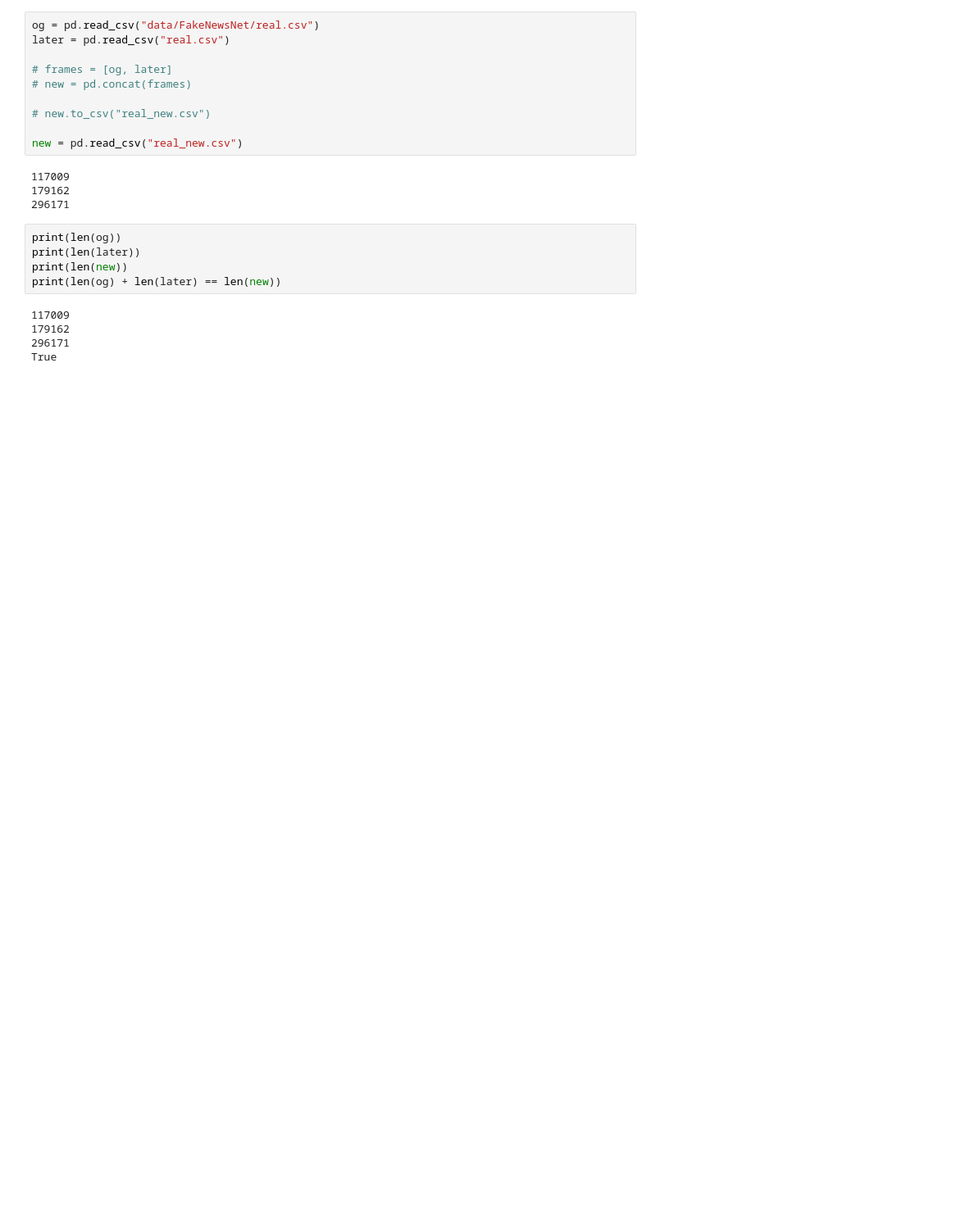
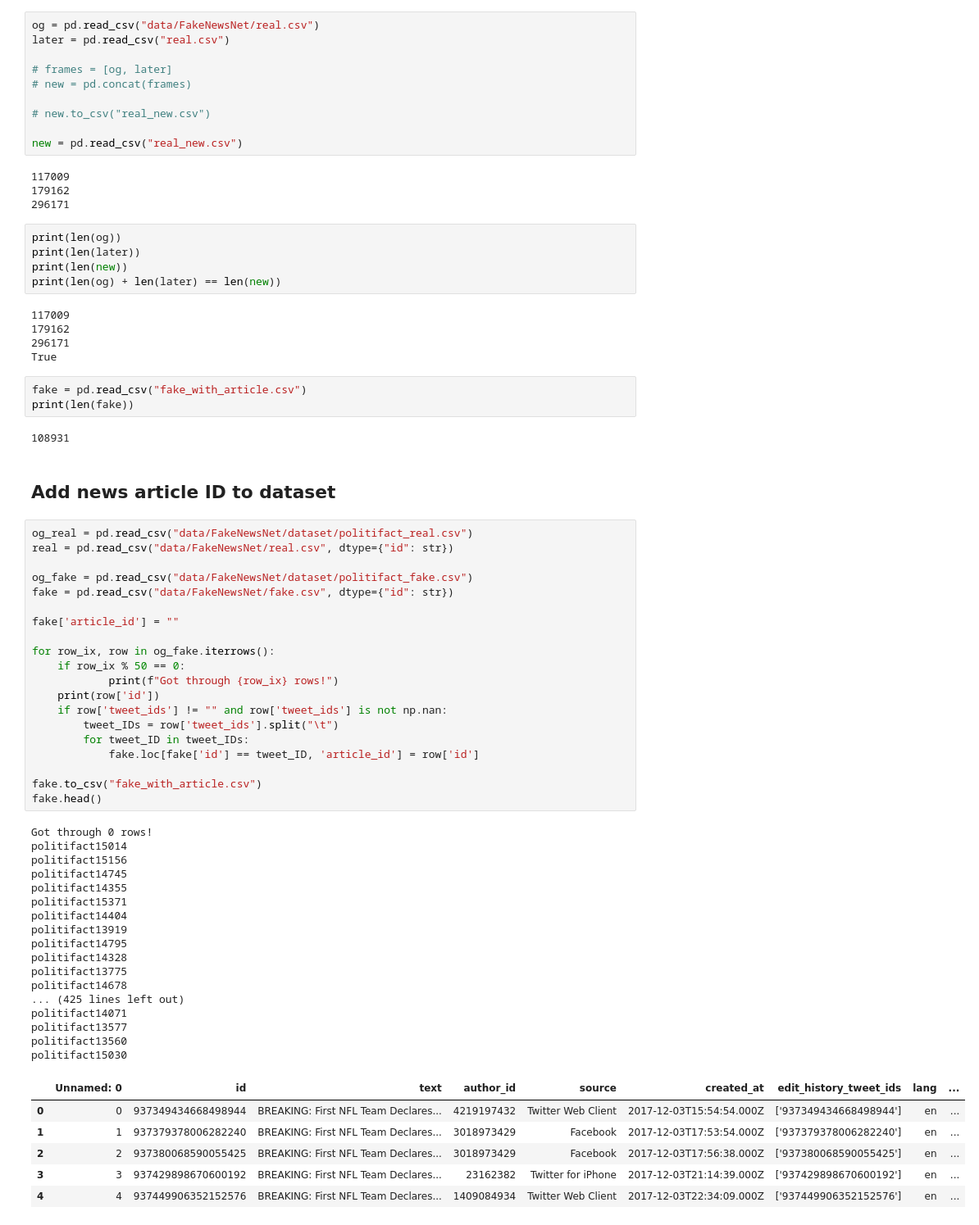
Before and after one commit to xid-er/Fake-News-Detection, a Jupyter notebook: src/helpers.ipynb, the cells around one changed output. Shown at 82% size. Saved outputs shown, nothing was run; the diff lists cells and outputs as text; blank space fills up the shorter version.

```diff
--- a/src/helpers.ipynb
+++ b/src/helpers.ipynb
@@ -115,3 +169,54 @@ print(len(og) + len(later) == len(new))
 179162
 296171
 True
+# %%
+fake = pd.read_csv("fake_with_article.csv")
+print(len(fake))
+# %% [output]
+108931
+# %% [markdown]
+## Add news article ID to dataset
+# %%
+og_real = pd.read_csv("data/FakeNewsNet/dataset/politifact_real.csv")
+real = pd.read_csv("data/FakeNewsNet/real.csv", dtype={"id": str})
+
+og_fake = pd.read_csv("data/FakeNewsNet/dataset/politifact_fake.csv")
+fake = pd.read_csv("data/FakeNewsNet/fake.csv", dtype={"id": str})
+
+fake['article_id'] = ""
+
+for row_ix, row in og_fake.iterrows():
+    if row_ix % 50 == 0:
+            print(f"Got through {row_ix} rows!")
+    print(row['id'])
+    if row['tweet_ids'] != "" and row['tweet_ids'] is not np.nan:
+        tweet_IDs = row['tweet_ids'].split("\t")
+        for tweet_ID in tweet_IDs:
+            fake.loc[fake['id'] == tweet_ID, 'article_id'] = row['id']
+
+fake.to_csv("fake_with_article.csv")
+fake.head()
+# %% [output]
+Got through 0 rows!
+politifact15014
+politifact15156
+politifact14745
+politifact14355
+politifact15371
+politifact14404
+politifact13919
+politifact14795
+politifact14328
+politifact13775
+politifact14678
+... (425 lines left out)
+politifact14071
+politifact13577
+politifact13560
+politifact15030
+|  | Unnamed: 0 | id | text | author_id | source | created_at | edit_history_tweet_ids | lang | ... |
+| 0 | 0 | 937349434668498944 | BREAKING: First NFL Team Declares... | 4219197432 | Twitter Web Client | 2017-12-03T15:54:54.000Z | ['937349434668498944'] | en | ... |
+| 1 | 1 | 937379378006282240 | BREAKING: First NFL Team Declares... | 3018973429 | Facebook | 2017-12-03T17:53:54.000Z | ['937379378006282240'] | en | ... |
+| 2 | 2 | 937380068590055425 | BREAKING: First NFL Team Declares... | 3018973429 | Facebook | 2017-12-03T17:56:38.000Z | ['937380068590055425'] | en | ... |
+| 3 | 3 | 937429898670600192 | BREAKING: First NFL Team Declares... | 23162382 | Twitter for iPhone | 2017-12-03T21:14:39.000Z | ['937429898670600192'] | en | ... |
+| 4 | 4 | 937449906352152576 | BREAKING: First NFL Team Declares... | 1409084934 | Twitter Web Client | 2017-12-03T22:34:09.000Z | ['937449906352152576'] | en | ... |
```
Also changed, not shown: parts of 15 cells of this notebook, 3 other files.
